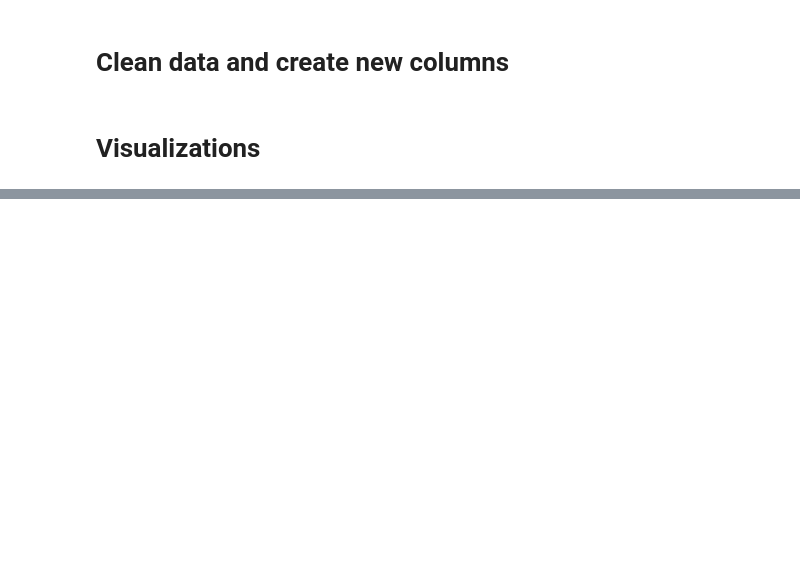
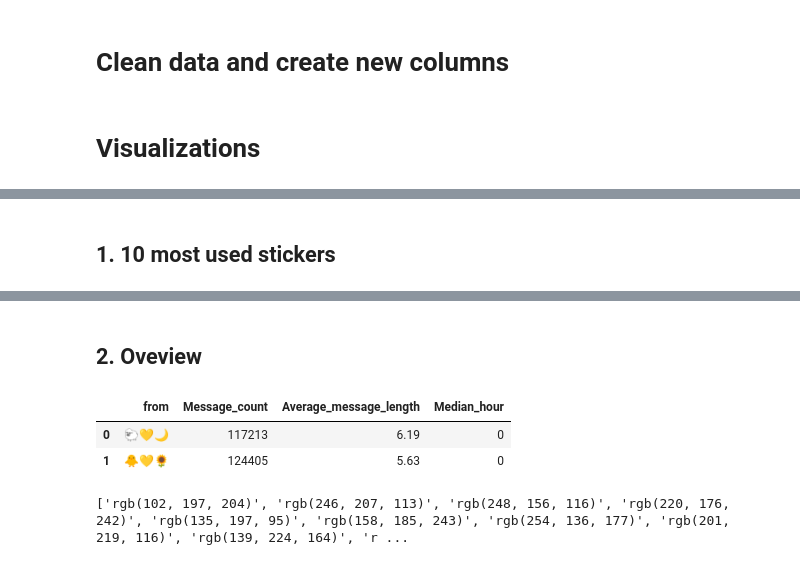
Before and after one commit to truonghm/telegram-text-analysis, a Jupyter notebook: eda.ipynb, the cells around one changed output, grey strips where cells are left out. Saved outputs shown, nothing was run; the diff lists cells and outputs as text; code cells hidden in the pictures; blank space fills up the shorter version.

```diff
--- a/eda.ipynb
+++ b/eda.ipynb
@@ -67,6 +67,14 @@ text_df['datetime_next'] = np.where(text_df['datetime']==max(text_df['datetime']
 
 text_df['buffer'] = (text_df['datetime_next'] - text_df['datetime']).dt.seconds/(60*60*24)
 
-text_df['sticker_img'] = np.where(text_df['media_type']=='sticker',
+text_df['sticker_local_path'] = np.where(text_df['media_type']=='sticker',
                                    'ChatExport/' + text_df['file'],
                                    np.nan)
+
+sticker_path = 'https://raw.githubusercontent.com/truonghm/telegram-text-analysis/master/'
+text_df['sticker_url'] = np.where(text_df['media_type']=='sticker',
+                                   sticker_path + 'ChatExport/' + text_df['file'],
+                                   np.nan)
+text_df['sticker_html'] = np.where(text_df['media_type']=='sticker',
+                                   '<img src="'+ text_df['sticker_url'] + '" width="30" height="30"/>',
+                                   np.nan)
@@ -77 +105,3 @@ text_df.to_csv('text_df.csv')
+# %% [markdown]
+## 1. 10 most used stickers
 # %%
@@ -91,2 +122,20 @@ HTML(df.to_html(escape=False ,formatters=dict(sticker_img=path_to_image_html)))
 # %% [output]
 [interactive output not drawn]
+# %% [markdown]
+## 2. Oveview
+# %%
+overview_df = text_df.groupby('from').agg({'text2':'count','word_count':'mean','hour':'median'}).reset_index()
+overview_df.rename(columns={'text2':'Message_count',
+                            'word_count':'Average_message_length',
+                            'hour':'Median_hour'},
+                   inplace=True)
+overview_df.style.format({'Message_count': '{:.0f}', 'Average_message_length': '{:.2f}', 'hour': '{:.0f}'})
+# overview_df.style.set_precision(2)
+# %% [output]
+|  | from | Message_count | Average_message_length | Median_hour |
+| 0 | 🐑💛🌙 | 117213 | 6.19 | 0 |
+| 1 | 🐥💛🌻 | 124405 | 5.63 | 0 |
+# %%
+print(px.colors.qualitative.Pastel)
+# %% [output]
+['rgb(102, 197, 204)', 'rgb(246, 207, 113)', 'rgb(248, 156, 116)', 'rgb(220, 176, 242)', 'rgb(135, 197, 95)', 'rgb(158, 185, 243)', 'rgb(254, 136, 177)', 'rgb(201, 219, 116)', 'rgb(139, 224, 164)', 'r ...
```
Also changed, not shown: parts of 7 cells of this notebook, 2 other files.
